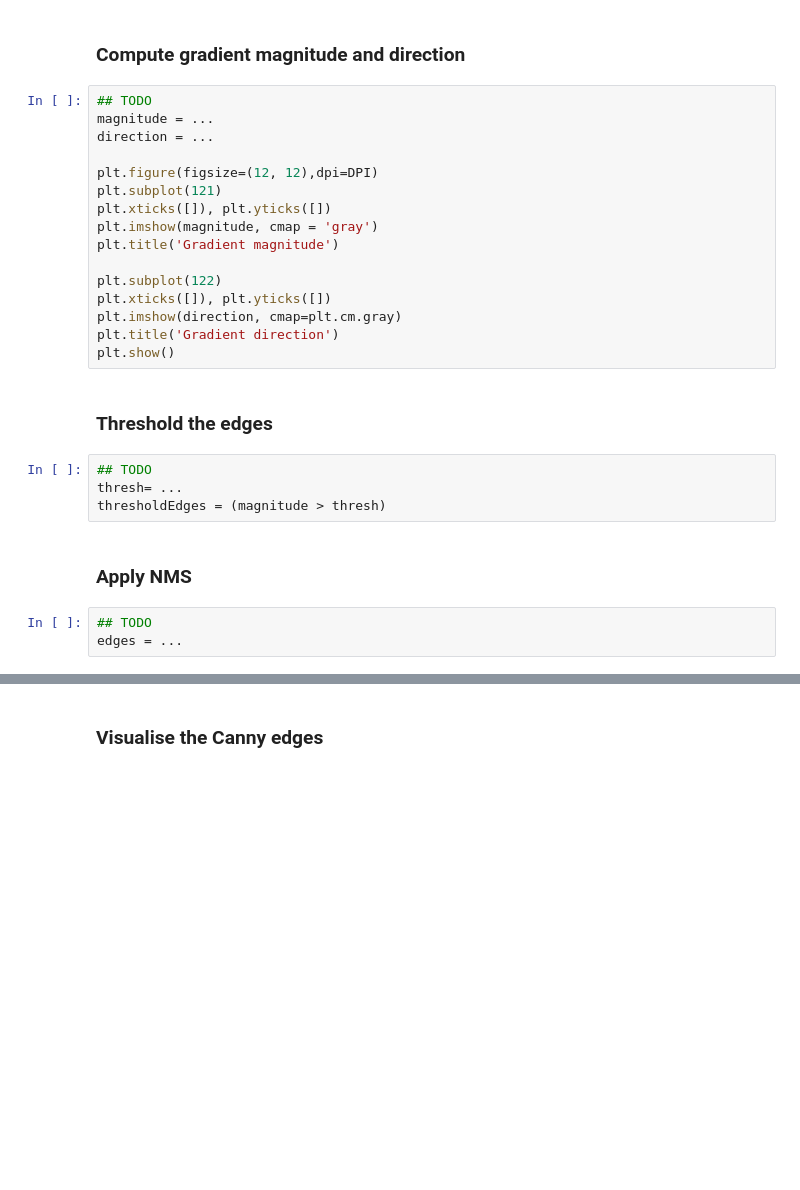
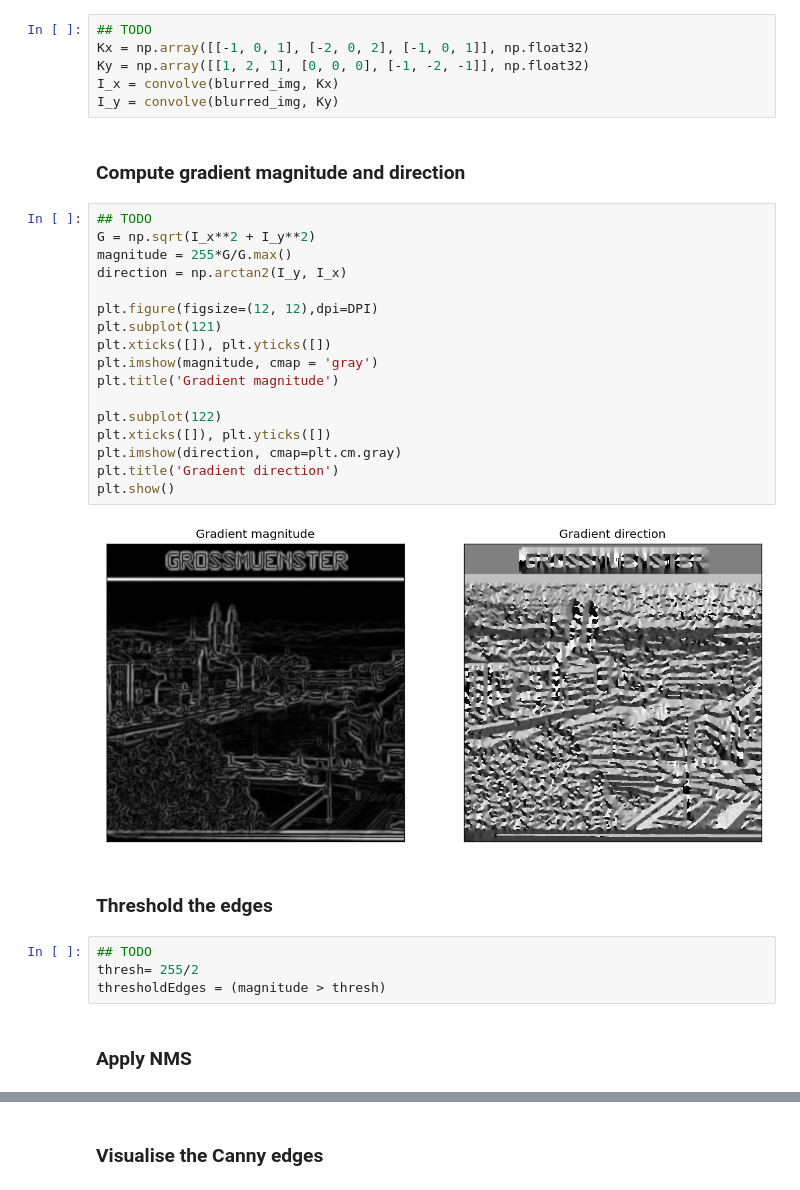
Before and after one commit to prs-eth/Bildverarbeitung, a Jupyter notebook: canny_edge.ipynb, the cells around one changed output, grey strips where cells are left out. Drawn from its saved outputs; the diff is of its cells as text; blank space fills up the shorter version.

Commit message:
solved Canny Edge Detection

```diff
--- a/canny_edge.ipynb
+++ b/canny_edge.ipynb
@@ -44,29 +41,35 @@ I_y = ...
+# %%
+## TODO
+Kx = np.array([[-1, 0, 1], [-2, 0, 2], [-1, 0, 1]], np.float32)
+Ky = np.array([[1, 2, 1], [0, 0, 0], [-1, -2, -1]], np.float32)
+I_x = convolve(blurred_img, Kx)
+I_y = convolve(blurred_img, Ky)
 # %% [markdown]
 ### Compute gradient magnitude and direction
 # %%
 ## TODO
-magnitude = ...
-direction = ...
+G = np.sqrt(I_x**2 + I_y**2)
+magnitude = 255*G/G.max()
+direction = np.arctan2(I_y, I_x)
 
 plt.figure(figsize=(12, 12),dpi=DPI)
 plt.subplot(121)
 plt.xticks([]), plt.yticks([])
 plt.imshow(magnitude, cmap = 'gray')
 plt.title('Gradient magnitude')
 
 plt.subplot(122)
 plt.xticks([]), plt.yticks([])
 plt.imshow(direction, cmap=plt.cm.gray)
 plt.title('Gradient direction')
 plt.show()
+# %% [output]
+[figure, added]
 # %% [markdown]
 ### Threshold the edges
 # %%
 ## TODO
-thresh= ...
+thresh= 255/2
 thresholdEdges = (magnitude > thresh)
 # %% [markdown]
 ### Apply NMS
-# %%
-## TODO
-edges = ...
```
Also changed, not shown: parts of 3 cells of this notebook, 3 other files.
